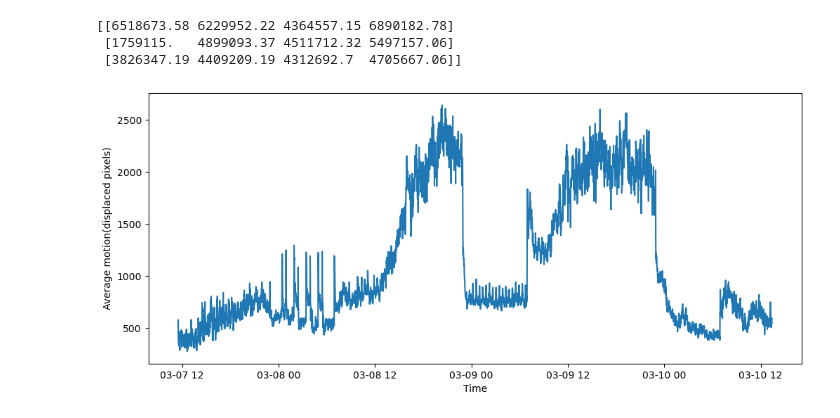
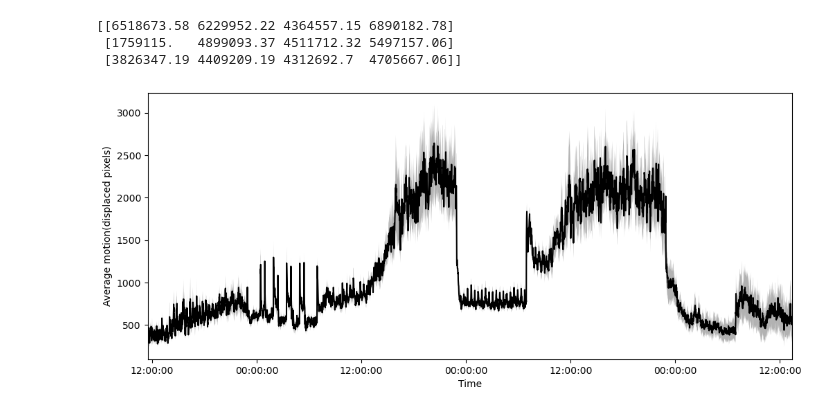
Before and after one commit to enwudz/pytracker, a Jupyter notebook: videotrack_analysis_daphnia.ipynb, the cells around one changed output. Saved outputs shown, nothing was run; the diff lists cells and outputs as text; code cells hidden in the pictures.

```diff
--- a/videotrack_analysis_daphnia.ipynb
+++ b/videotrack_analysis_daphnia.ipynb
@@ -13,7 +18,13 @@ cd ~/Desktop/sara_2023-03-07/
 # %%
-# load the raw data ... takes awhile if lots of files ... so maybe skip to load binned data below
-# d = loadData('xy2')
-# print(np.shape(d)) # rows, columns.
+# load the raw data ... takes awhile if lots of files (could skip to load binned data below)
+start = datetime.now()
+print('start loading data at: ' + start.strftime("%H:%M:%S"))
+d = analysisTools.loadData('xy2')
+finish = datetime.now()
+diff = finish-start
+print('finished at: ' + finish.strftime("%H:%M:%S"))
+print('That took ' + str(diff.seconds) + '.' + str(diff.microseconds) + ' seconds')
+print(np.shape(d)) # rows, columns.
 # Rows should be time (s) x 30 (framerate)
 # Columns should be 2 x (# of individuals) + 1.
 # %% [output]
@@ -82,15 +141,18 @@ print(plateView)
 [[6518673.58 6229952.22 4364557.15 6890182.78]
  [1759115.   4899093.37 4511712.32 5497157.06]
  [3826347.19 4409209.19 4312692.7  4705667.06]]
-# %%
-# show overall motion for individuals over experiment ... any motionless?
-timeVmotion = distances.mean(axis=1)
-f,a = plt.subplots(figsize=(12,5))
-plt.plot(timeaxis, timeVmotion)
-plt.xlabel('Time')
-plt.ylabel('Average motion(displaced pixels)')
-plt.show()
-# %% [output]
-[figure, removed]
+# %%
+# ribbon plot of average motion
+# timeVdataRibbonPlot(ax,t,d,c)
+d = df[individuals].values
+t = df['time'].values
+f,a = plt.subplots(figsize=(12,5))
+
+a = analysisTools.timeVdataRibbonPlot(a,t,d,'k')
+a.set_xlabel('Time')
+a.set_ylabel('Average motion(displaced pixels)')
+plt.show()
+# %% [output]
+[figure, added]
 # %%
 # plot activity of each individual in a different color
```
Also changed, not shown: parts of 21 cells of this notebook, 1 other file.
